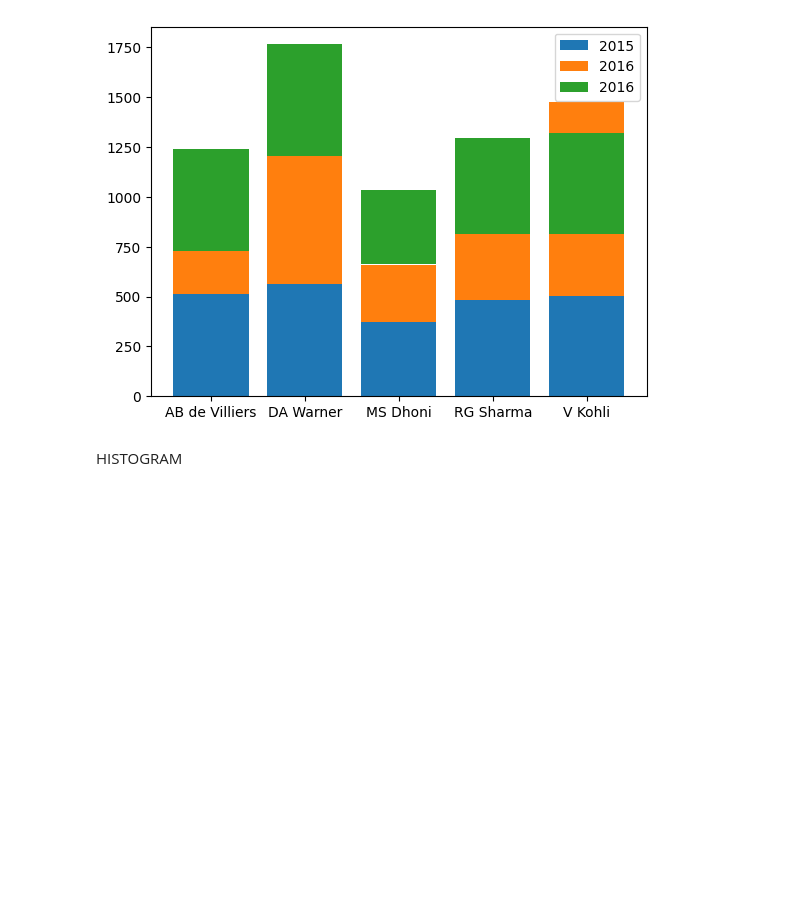
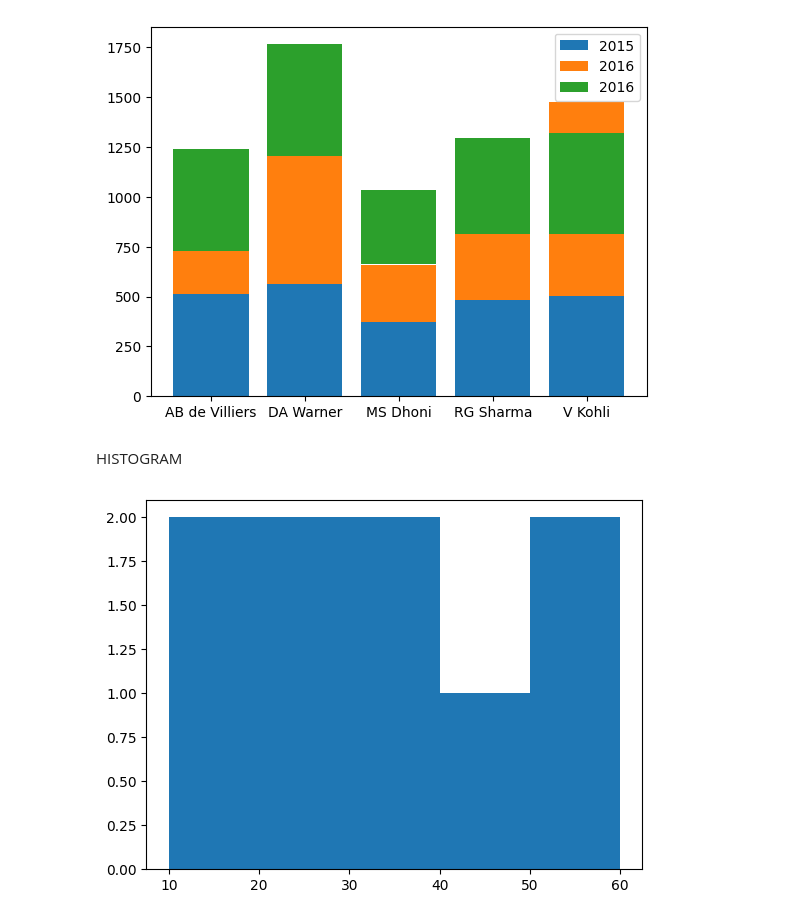
Before and after one commit to hrishavraj89/matplotlib, a Jupyter notebook: matplotlib.ipynb, the cells around one changed output. Cells and saved outputs as stored; diff of their text form; code cells hidden in the pictures; blank space fills up the shorter version.

Commit message:
stated histogram

```diff
--- a/matplotlib.ipynb
+++ b/matplotlib.ipynb
@@ -334,3 +334,10 @@ plt.legend()
 [figure]
 # %% [markdown]
 HISTOGRAM
+# %%
+#simple data
+data = [10,20,22,3,45,36,58,19,39,59,74,9]
+plt.hist(data, bins=[10,20,30,40,50,60])
+plt.show()
+# %% [output]
+[figure, added]
```
Also changed, not shown: parts of 4 cells of this notebook.
